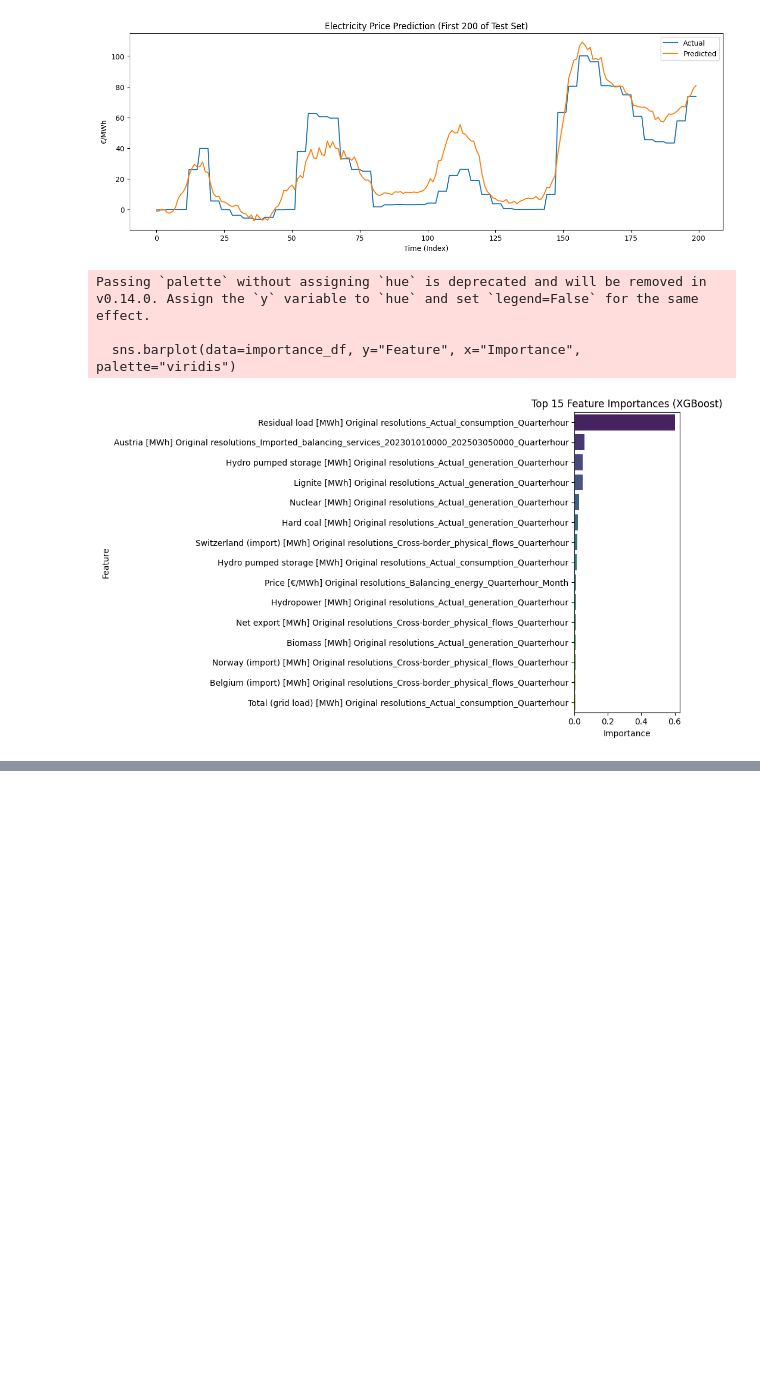
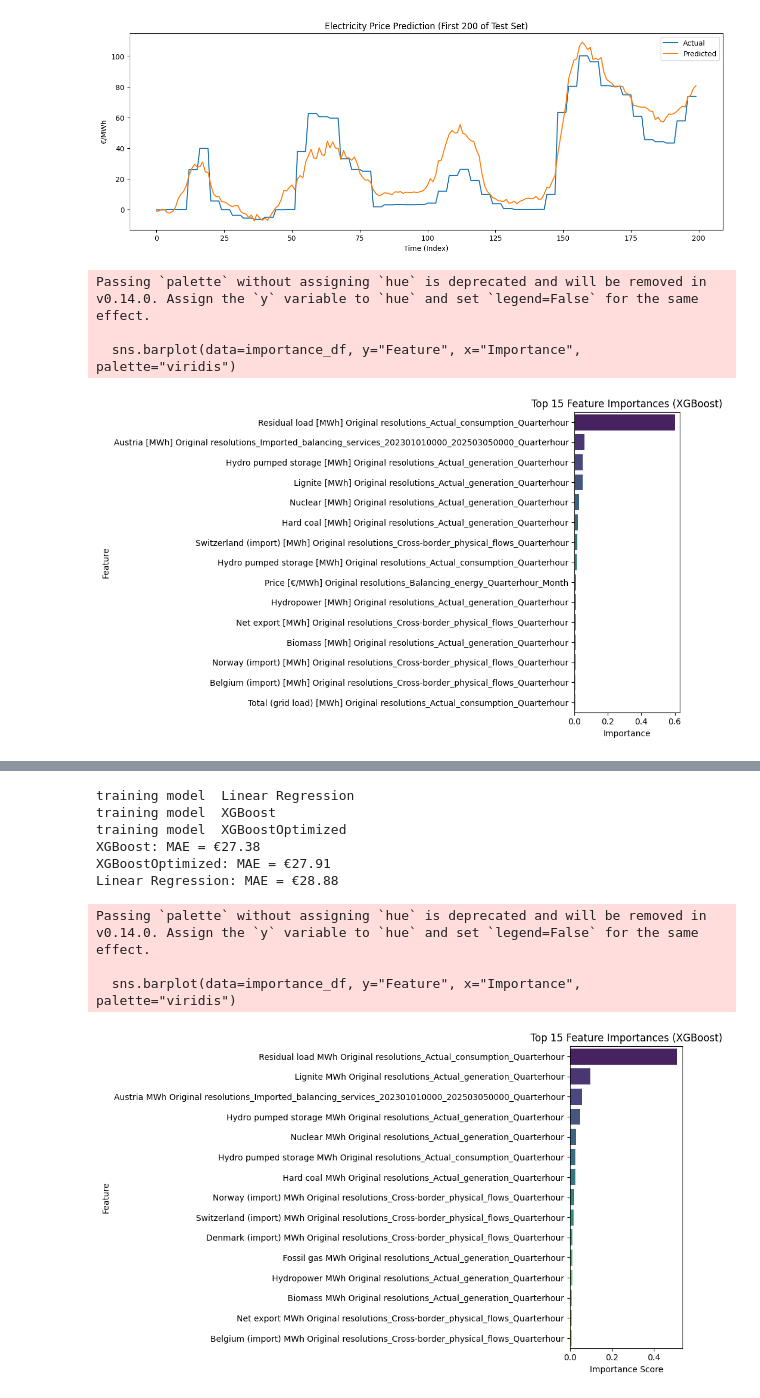
Before and after one commit to christylaminated/PowerCast, a Jupyter notebook: cleanedcsv/train.ipynb, the cells around one changed output, grey strips where cells are left out. Saved outputs shown, nothing was run; the diff lists cells and outputs as text; code cells hidden in the pictures; blank space fills up the shorter version.

```diff
--- a/cleanedcsv/train.ipynb
+++ b/cleanedcsv/train.ipynb
@@ -131,0 +166,61 @@ Error:
+# %%
+from sklearn.linear_model import LinearRegression
+from sklearn.ensemble import RandomForestRegressor
+from sklearn.svm import SVR
+from sklearn.metrics import mean_absolute_error
+models = {
+    "Linear Regression": LinearRegression(),
+    #"Random Forest": RandomForestRegressor(n_estimators=100, random_state=42),
+    #"SVR": SVR(kernel='rbf'),
+    "XGBoost": xgb.XGBRegressor(n_estimators=200, learning_rate=0.05, max_depth=6, random_state=42),
+    "XGBoostOptimized": xgb.XGBRegressor(n_estimators=200, max_depth=7, learning_rate=0.05, random_state=44, colsample_bytree=0.8)
+}
+
+results = {}
+
+for name, model in models.items():
+    print("training model ", name)
+    model.fit(X_train, y_train)
+    preds = model.predict(X_test)
+    mae = mean_absolute_error(y_test, preds)
+    results[name] = mae
+
+# Print sorted results
+for name, mae in sorted(results.items(), key=lambda x: x[1]):
+    print(f"{name}: MAE = €{mae:.2f}")
+import pandas as pd
+import matplotlib.pyplot as plt
+import seaborn as sns
+
+# Get feature importances from the trained XGBoost model
+feature_importance = model.feature_importances_
+feature_names = X_train.columns
+
+# Create a DataFrame
+importance_df = pd.DataFrame({
+    "Feature": feature_names,
+    "Importance": feature_importance
+}).sort_values(by="Importance", ascending=False).head(15)
+
+# Plot the top 15 feature importances
+plt.figure(figsize=(10, 6))
+sns.barplot(data=importance_df, y="Feature", x="Importance", palette="viridis")
+plt.title("Top 15 Feature Importances (XGBoost)")
+plt.xlabel("Importance Score")
+plt.ylabel("Feature")
+plt.tight_layout()
+
+# 💾 Save the plot as a PNG file
+plt.savefig("feature_importance.png", dpi=300)
+plt.show()
+# %% [output]
+training model  Linear Regression
+training model  XGBoost
+training model  XGBoostOptimized
+XGBoost: MAE = €27.38
+XGBoostOptimized: MAE = €27.91
+Linear Regression: MAE = €28.88
+Passing `palette` without assigning `hue` is deprecated and will be removed in v0.14.0. Assign the `y` variable to `hue` and set `legend=False` for the same effect.
+
+  sns.barplot(data=importance_df, y="Feature", x="Importance", palette="viridis")
+[figure, added]
```
Also changed, not shown: parts of 5 cells of this notebook, 2 other files.
